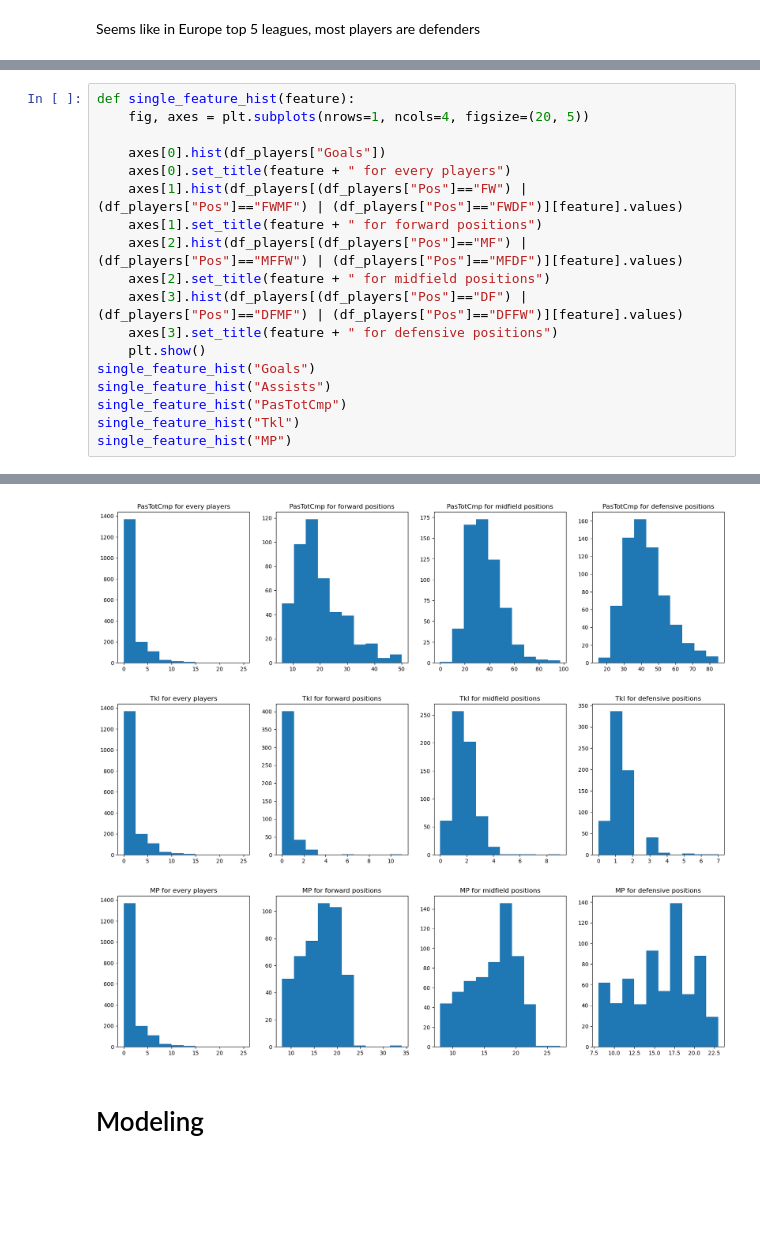
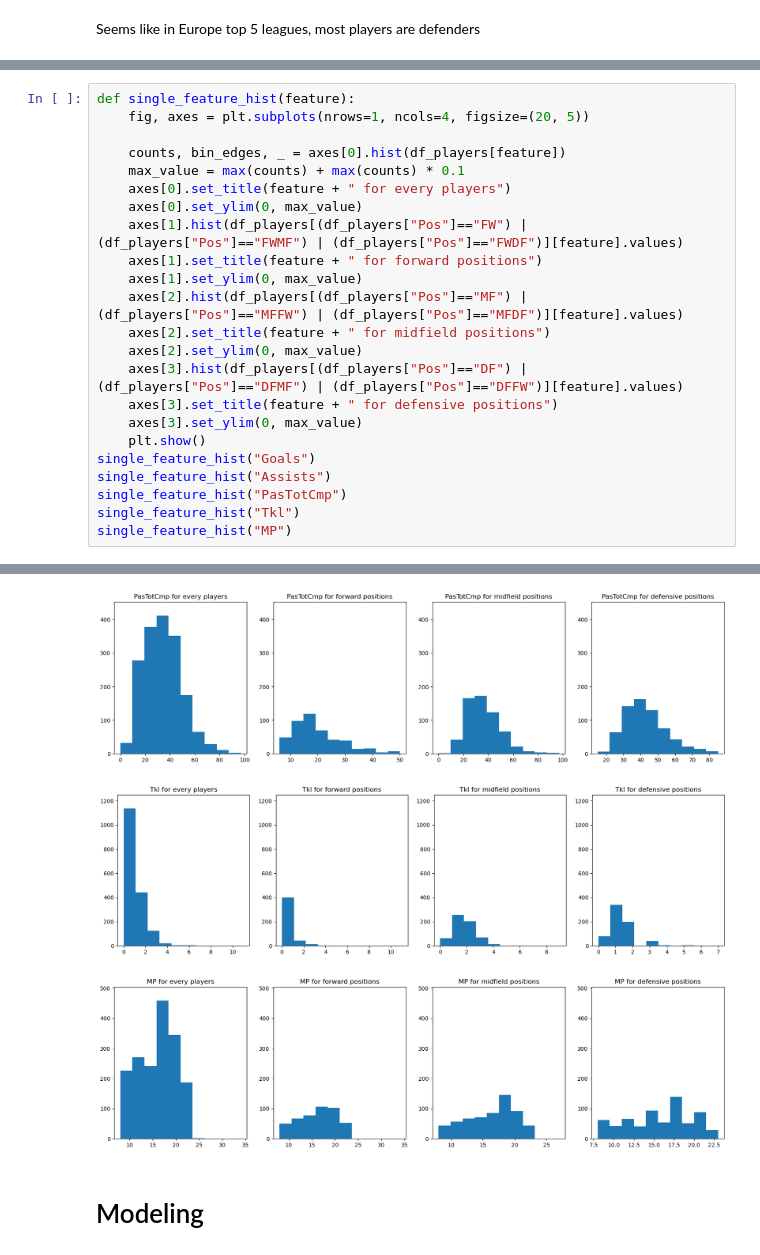
Before and after one commit to quangbui04/Football-Player-Comparison, a Jupyter notebook: football-players-visualization.ipynb, the cells around one changed output, grey strips where cells are left out. Cells and saved outputs as stored; diff of their text form; blank space fills up the shorter version.

Commit message:
Kaggle Notebook | Football players visualization | Version 21

```diff
--- a/football-players-visualization.ipynb
+++ b/football-players-visualization.ipynb
@@ -518,14 +526,19 @@ Seems like in Europe top 5 leagues, most players are defenders
 def single_feature_hist(feature):
     fig, axes = plt.subplots(nrows=1, ncols=4, figsize=(20, 5))
 
-    axes[0].hist(df_players["Goals"])
+    counts, bin_edges, _ = axes[0].hist(df_players[feature])
+    max_value = max(counts) + max(counts) * 0.1
     axes[0].set_title(feature + " for every players")
+    axes[0].set_ylim(0, max_value)
     axes[1].hist(df_players[(df_players["Pos"]=="FW") | (df_players["Pos"]=="FWMF") | (df_players["Pos"]=="FWDF")][feature].values)
     axes[1].set_title(feature + " for forward positions")
+    axes[1].set_ylim(0, max_value)
     axes[2].hist(df_players[(df_players["Pos"]=="MF") | (df_players["Pos"]=="MFFW") | (df_players["Pos"]=="MFDF")][feature].values)
     axes[2].set_title(feature + " for midfield positions")
+    axes[2].set_ylim(0, max_value)
     axes[3].hist(df_players[(df_players["Pos"]=="DF") | (df_players["Pos"]=="DFMF") | (df_players["Pos"]=="DFFW")][feature].values)
     axes[3].set_title(feature + " for defensive positions")
+    axes[3].set_ylim(0, max_value)
     plt.show()
 single_feature_hist("Goals")
 single_feature_hist("Assists")
@@ -538,6 +551,6 @@ single_feature_hist("MP")
-[figure, old version]
+[figure, new version]
-[figure, old version]
+[figure, new version]
-[figure, old version]
+[figure, new version]
 # %% [markdown]
 # Modeling
 # %% [markdown]
```
Also changed, not shown: parts of 7 cells of this notebook.
